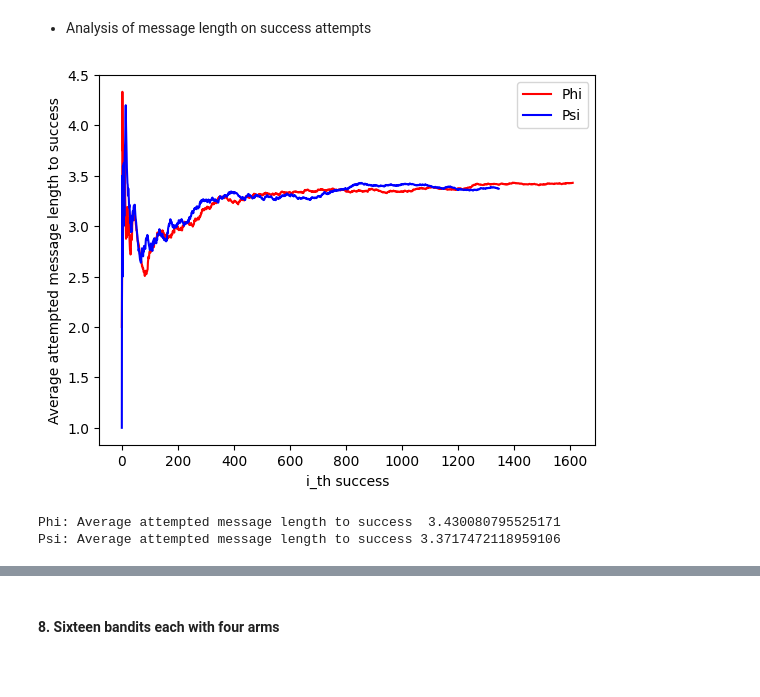
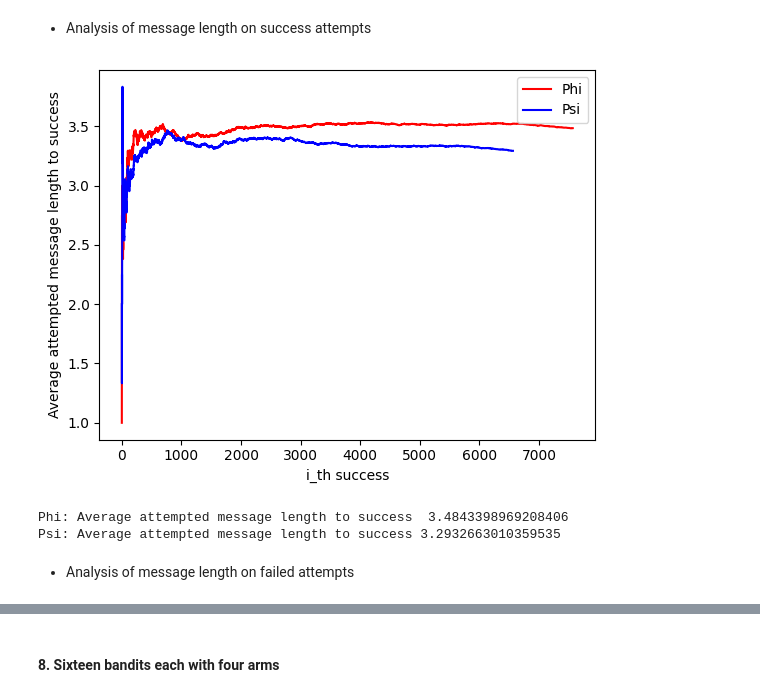
Before and after one commit to ttontoey/cp-indiv-mab, a Jupyter notebook: mab.ipynb, the cells around one changed output, grey strips where cells are left out. Cells and saved outputs as stored; diff of their text form; code cells hidden in the pictures; blank space fills up the shorter version.

```diff
--- a/mab.ipynb
+++ b/mab.ipynb
@@ -727,0 +899,4 @@ Total Psi satisfaction: 1083
+# %%
+max_time = 50000
+multiplemab2_sim = sim_mab3(max_time=max_time, learn_policy=LearningPolicy.Softmax(tau=0.1))
+multiplemab2_sim.explain()
@@ -756,7 +987,9 @@ class MultipleBanditAgent3:
         self.mab_dict = mab_dict
         self.attempt = []
         self.success_length = []
+        self.failed_length = []
         self.mean_success_length = []
+        self.mean_failed_length = []
         self.times_matched = 0
 
     def get_message(self, phi_matched, psi_matched, current_state):
@@ -794,6 +1027,8 @@ class MultipleBanditAgent3:
             # Fail
             for state_msg in self.attempt:
                 self.mab_dict[state_msg[0]].partial_fit([state_msg[1]], [0])
+            self.failed_length.append(len(self.attempt))
+            self.mean_failed_length.append(np.mean(self.success_length))
             self.attempt.clear()
 
     def explain(self):
@@ -887,0 +1143,4 @@ Total Psi satisfaction: 1345
+# %%
+max_time = 50000
+multiplemab3_sim = sim_mab4(max_time=max_time, learn_policy=LearningPolicy.Softmax(tau=0.1))
+multiplemab3_sim.explain()
@@ -888,17 +1185,22 @@ Total Psi satisfaction: 1345
 # %% [markdown]
 * Analysis of message length on success attempts
 # %%
-mean_slength_phi = multibandit3_agent1.mean_success_length
-mean_slength_psi = multibandit3_agent2.mean_success_length
+agents = multiplemab3_sim.agents
+mean_slength_phi = agents[0].mean_success_length
+mean_slength_psi = agents[1].mean_success_length
+
+
 plt.plot(range(len(mean_slength_phi)), mean_slength_phi, label='Phi', color='red')
 plt.plot(range(len(mean_slength_psi)), mean_slength_psi, label='Psi', color='blue')
 plt.xlabel("i_th success")
 plt.ylabel("Average attempted message length to success")
 plt.legend(loc='upper right')
 plt.show()
-print("Phi: Average attempted message length to success ", np.average(multibandit3_agent1.success_length))
-print("Psi: Average attempted message length to success",np.average(multibandit3_agent2.success_length))
+print("Phi: Average attempted message length to success ", np.average(agents[0].success_length))
+print("Psi: Average attempted message length to success",np.average(agents[1].success_length))
 # %% [output]
-[figure, old version]
+[figure, new version]
-Phi: Average attempted message length to success  3.430080795525171
-Psi: Average attempted message length to success 3.3717472118959106
+Phi: Average attempted message length to success  3.4843398969208406
+Psi: Average attempted message length to success 3.2932663010359535
+# %% [markdown]
+* Analysis of message length on failed attempts
```
Also changed, not shown: parts of 48 cells of this notebook.
